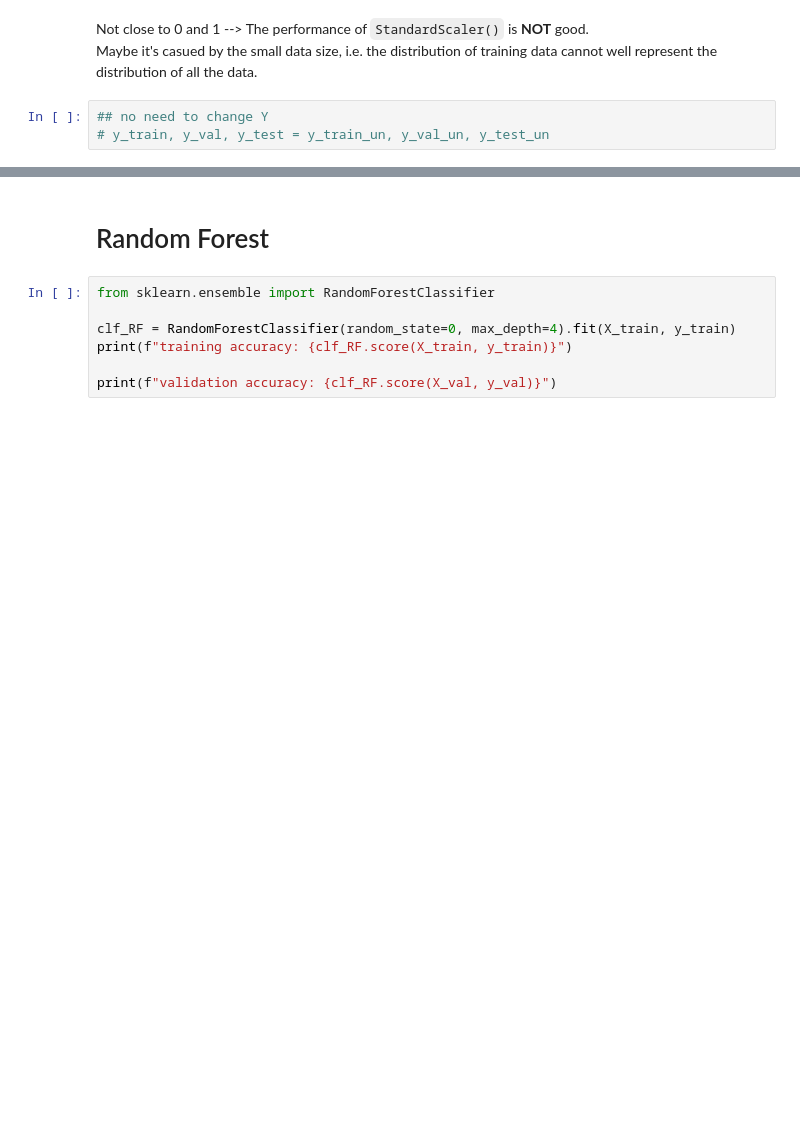
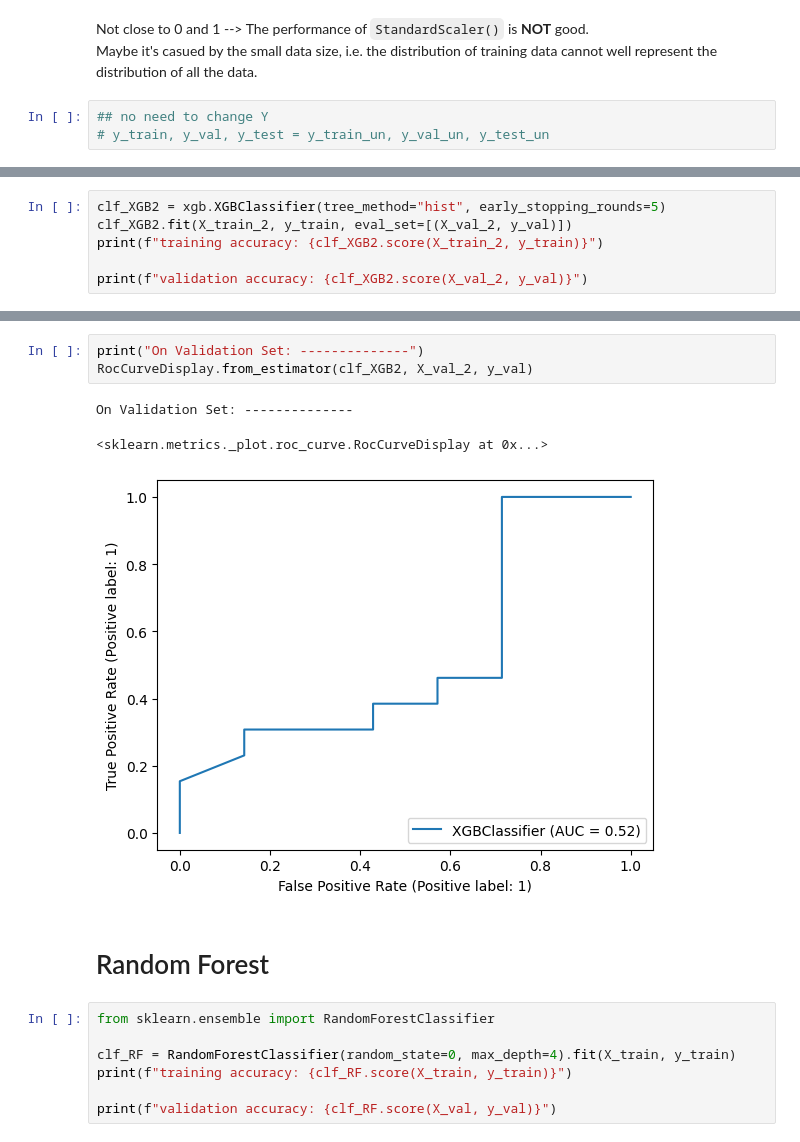
Before and after one commit to Arnoldzyf/Apziva-Projects, a Jupyter notebook: 1_happy_customers.ipynb, the cells around one changed output, grey strips where cells are left out. Drawn from its saved outputs; the diff is of its cells as text; blank space fills up the shorter version.

```diff
--- a/1_happy_customers.ipynb
+++ b/1_happy_customers.ipynb
@@ -337,0 +405,6 @@ validation accuracy: 0.5789473684210527
+# %%
+clf_XGB2 = xgb.XGBClassifier(tree_method="hist", early_stopping_rounds=5)
+clf_XGB2.fit(X_train_2, y_train, eval_set=[(X_val_2, y_val)])
+print(f"training accuracy: {clf_XGB2.score(X_train_2, y_train)}")
+
+print(f"validation accuracy: {clf_XGB2.score(X_val_2, y_val)}")
@@ -338,3 +425,10 @@ validation accuracy: 0.5789473684210527
+# %%
+print("On Validation Set: --------------")
+RocCurveDisplay.from_estimator(clf_XGB2, X_val_2, y_val)
+# %% [output]
+On Validation Set: --------------
+<sklearn.metrics._plot.roc_curve.RocCurveDisplay at 0x...>
+[figure, added]
 # %% [markdown]
 # Random Forest
 # %%
```
Also changed, not shown: parts of 32 cells of this notebook.
